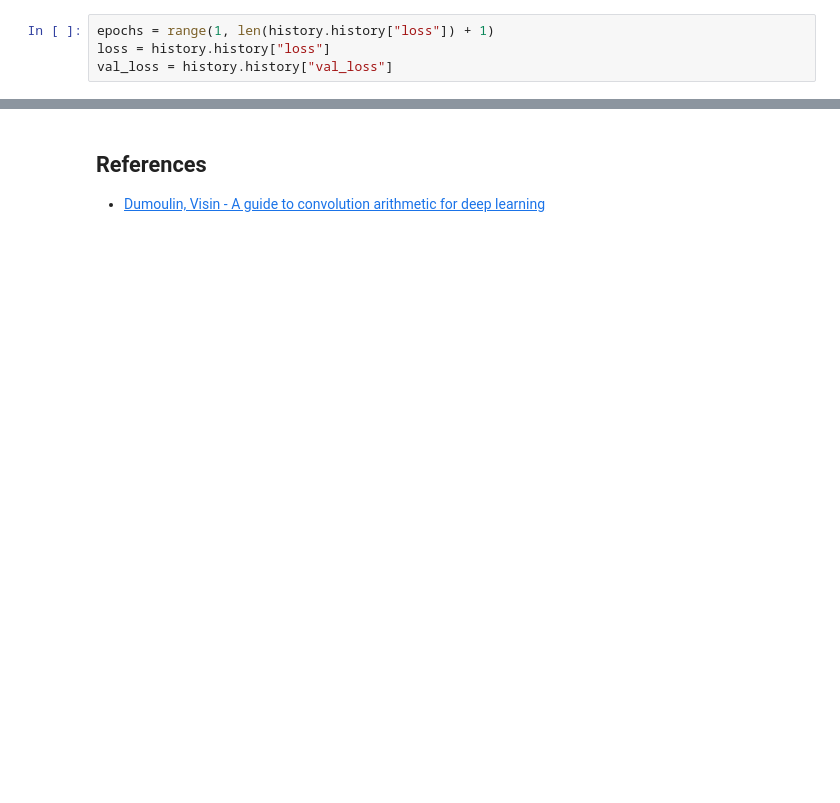
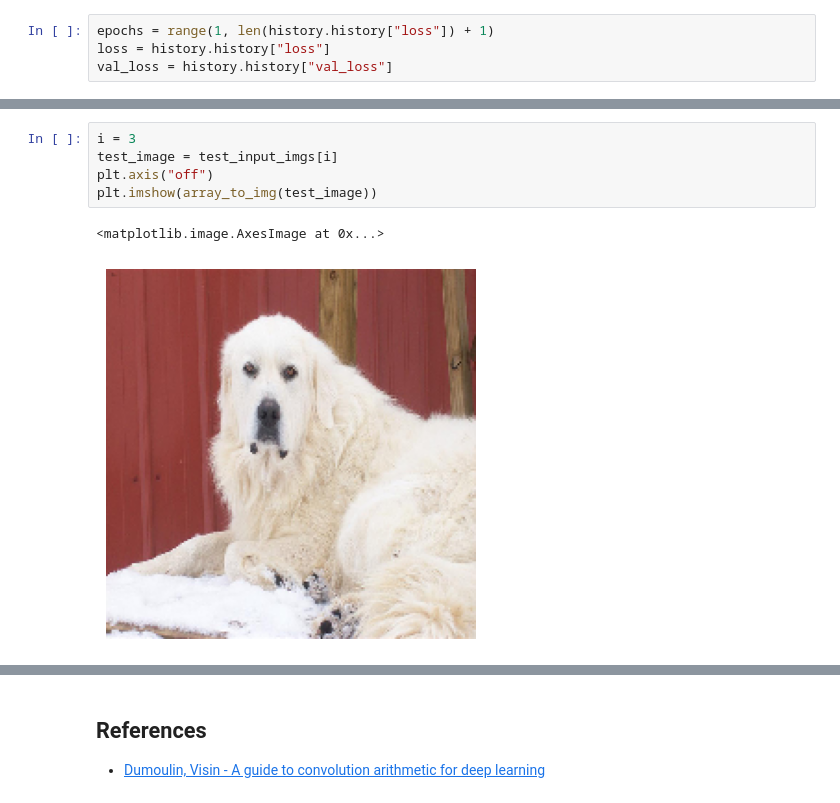
Before and after one commit to luigiselmi/dl_tensorflow, a Jupyter notebook: advanced_computer_vision.ipynb, the cells around one changed output, grey strips where cells are left out. Drawn from its saved outputs; the diff is of its cells as text; blank space fills up the shorter version.

```diff
--- a/advanced_computer_vision.ipynb
+++ b/advanced_computer_vision.ipynb
@@ -229,0 +235,8 @@ mask = model.predict(np.expand_dims(test_image, 0))[0]
+# %%
+i = 3
+test_image = test_input_imgs[i]
+plt.axis("off")
+plt.imshow(array_to_img(test_image))
+# %% [output]
+<matplotlib.image.AxesImage at 0x...>
+[figure, added]
```
Also changed, not shown: parts of 25 cells of this notebook.
